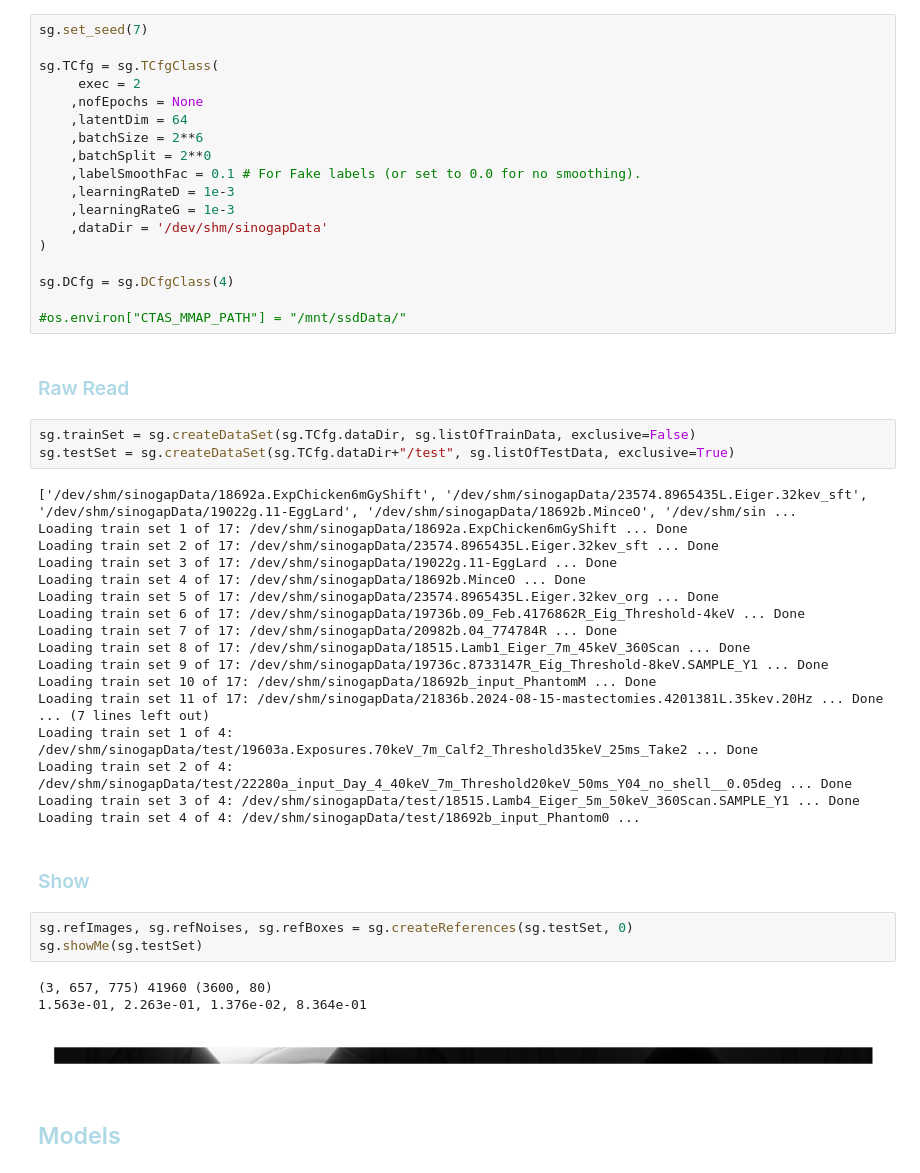
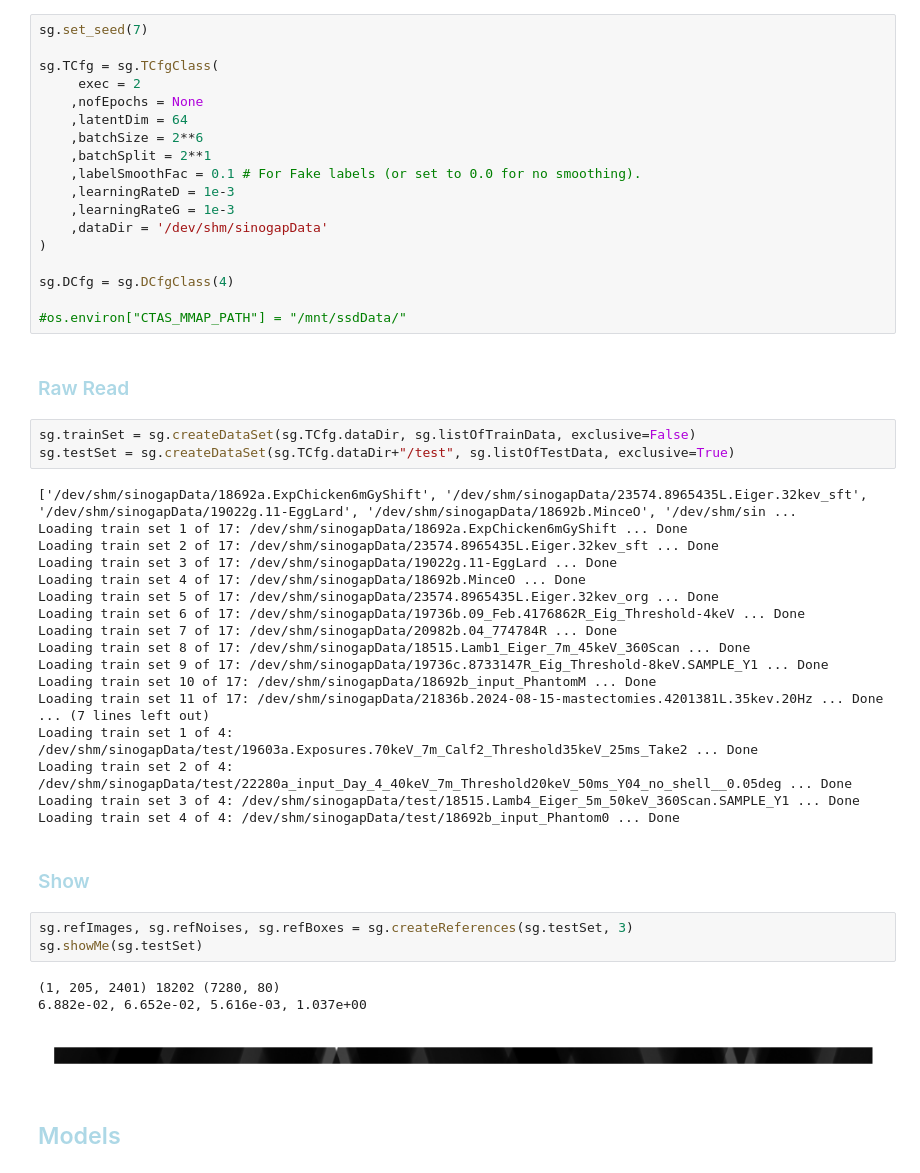
Before and after one commit to AustralianSynchrotron/sinogap, a Jupyter notebook: sinogap_bp2.ipynb, the cells around one changed output. Saved outputs shown, nothing was run; the diff lists cells and outputs as text.

```diff
--- a/sinogap_bp2.ipynb
+++ b/sinogap_bp2.ipynb
@@ -34,7 +34,7 @@ sg.TCfg = sg.TCfgClass(
     ,nofEpochs = None
     ,latentDim = 64
     ,batchSize = 2**6
-    ,batchSplit = 2**0
+    ,batchSplit = 2**1
     ,labelSmoothFac = 0.1 # For Fake labels (or set to 0.0 for no smoothing).
     ,learningRateD = 1e-3
     ,learningRateG = 1e-3
@@ -66,16 +66,16 @@ Loading train set 11 of 17: /dev/shm/sinogapData/21836b.2024-08-15-mastectomies.
 Loading train set 1 of 4: /dev/shm/sinogapData/test/19603a.Exposures.70keV_7m_Calf2_Threshold35keV_25ms_Take2 ... Done
 Loading train set 2 of 4: /dev/shm/sinogapData/test/22280a_input_Day_4_40keV_7m_Threshold20keV_50ms_Y04_no_shell__0.05deg ... Done
 Loading train set 3 of 4: /dev/shm/sinogapData/test/18515.Lamb4_Eiger_5m_50keV_360Scan.SAMPLE_Y1 ... Done
-Loading train set 4 of 4: /dev/shm/sinogapData/test/18692b_input_Phantom0 ...
+Loading train set 4 of 4: /dev/shm/sinogapData/test/18692b_input_Phantom0 ... Done
 # %% [markdown]
 ### <font style="color:lightblue">Show</font>
 # %%
-sg.refImages, sg.refNoises, sg.refBoxes = sg.createReferences(sg.testSet, 0)
+sg.refImages, sg.refNoises, sg.refBoxes = sg.createReferences(sg.testSet, 3)
 sg.showMe(sg.testSet)
 # %% [output]
-(3, 657, 775) 41960 (3600, 80)
-1.563e-01, 2.263e-01, 1.376e-02, 8.364e-01
+(1, 205, 2401) 18202 (7280, 80)
+6.882e-02, 6.652e-02, 5.616e-03, 1.037e+00
-[figure, old version]
+[figure, new version]
 # %% [markdown]
 ## <font style="color:lightblue">Models</font>
 # %% [markdown]
```
Also changed, not shown: parts of 3 cells of this notebook, 4 other files.
